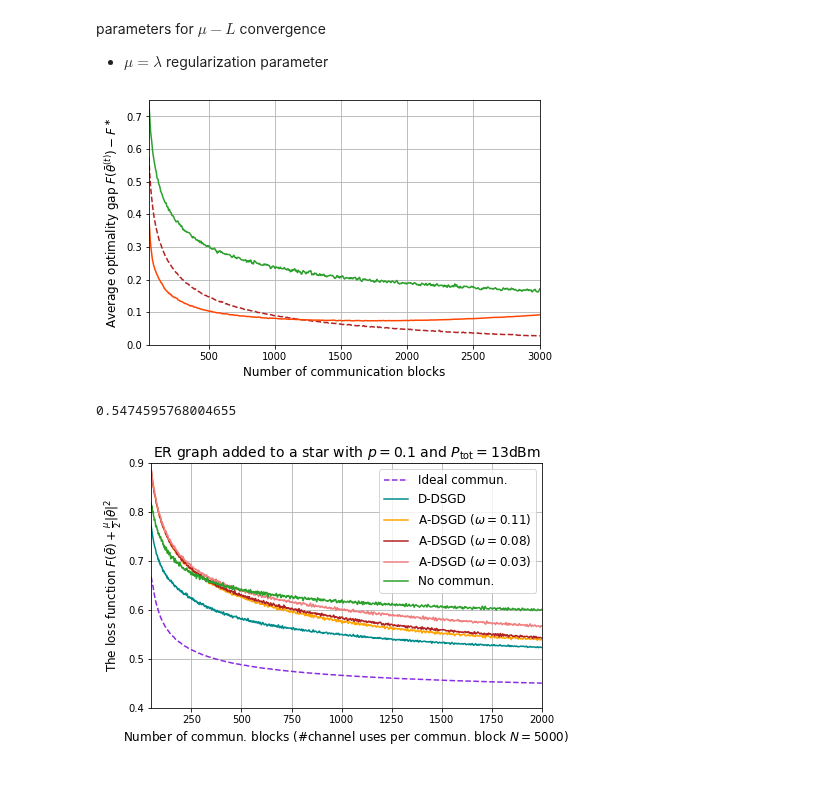
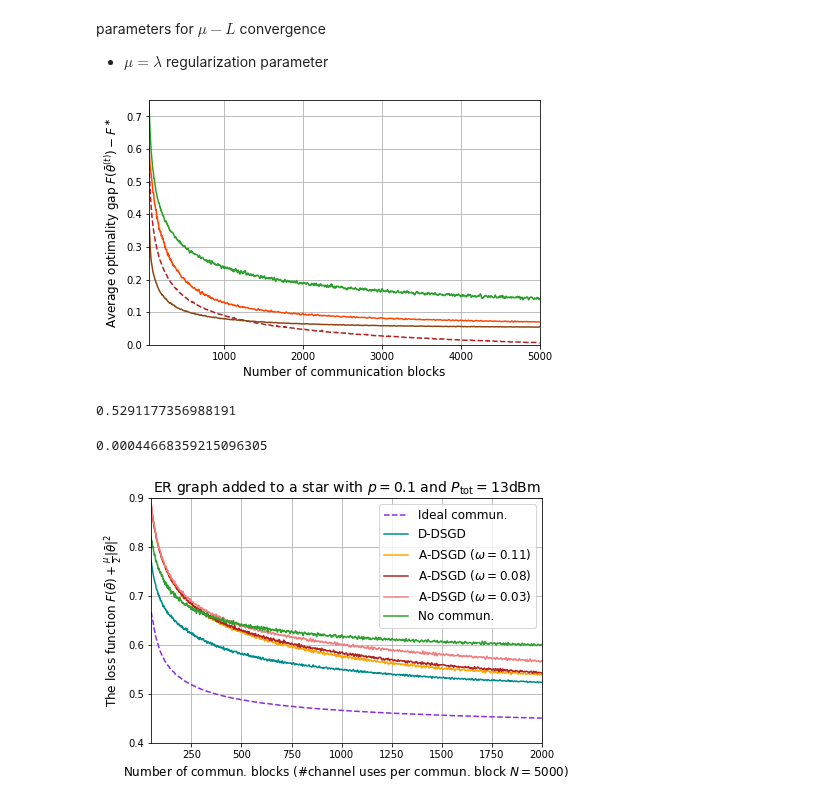
Before and after one commit to Fuzzy-Face/JSAC_FL, a Jupyter notebook: temp.ipynb, the cells around one changed output. Drawn from its saved outputs; the diff is of its cells as text; code cells hidden in the pictures.

Commit message:
Trial of varying SNR for analog scheme

```diff
--- a/temp.ipynb
+++ b/temp.ipynb
@@ -58,19 +28,19 @@ losseses = pickle.load( open('../repo_jv/data/simulations/losseses_SCHEME_1_eta0
 losseses = np.array(losseses) - opt
 df1 = pd.DataFrame(losseses[0], columns = ['Device_{}'.format(i + 1) for i in range(K)] )
 
-losseses = pickle.load( open('../repo_jv/data/simulations/losseses_SCHEME_4_P_0.0002mW_N_7943_a_200.00_zeta0_0.0500(no_decay)_a_prime_1000.00_2-D_torus.pkl', 'rb') )
+losseses = pickle.load( open('../repo_jv/data/simulations/losseses_SCHEME_2_P_0.0002mW_N_7943_a_200.00_zeta0_0.0050_a_prime_200.00_2-D_torus.pkl', 'rb') )
 losseses = np.array(losseses) - opt
 df2 = pd.DataFrame(losseses[0], columns = ['Device_{}'.format(i + 1) for i in range(K)] )
 
-# losseses = pickle.load( open('../repo_jv/data/losseses_SCHEME_2_P_0.2000mW_N_7943_a_200.00_zeta0_0.0005_a_prime_100.00_2-D_torus.pkl', 'rb') )
+# losseses = pickle.load( open('../repo_jv/data/simulations/losseses_SCHEME_3_P_0.00002mW_N_7943_a_200.00_zeta0_0.0005_a_prime_100.00_2-D_torus.pkl', 'rb') )
 # losseses = np.array(losseses) - opt
 # df3 = pd.DataFrame(losseses[0], columns = ['Device_{}'.format(i + 1) for i in range(K)] )
 
-# losseses = pickle.load( open('../repo_jv/data/losseses_SCHEME_2_P_0.0020mW_N_7943_a_200.00_zeta0_0.0005_a_prime_100.00_2-D_torus.pkl', 'rb') )
-# losseses = np.array(losseses) - opt
-# df4 = pd.DataFrame(losseses[0], columns = ['Device_{}'.format(i + 1) for i in range(K)] )
+losseses = pickle.load( open('../repo_jv/data/simulations/losseses_SCHEME_6_P_0.0002mW_N_7943_a_200.00_zeta0_0.0500_a_prime_1000.00_2-D_torus.pkl', 'rb') )
+losseses = np.array(losseses) - opt
+df4 = pd.DataFrame(losseses[0], columns = ['Device_{}'.format(i + 1) for i in range(K)] )
 
-# losseses = pickle.load( open('../repo_jv/data/losseses_SCHEME_2_P_0.0000mW_N_7943_a_200.00_zeta0_0.0005_a_prime_100.00_2-D_torus.pkl', 'rb') )
+# losseses = pickle.load( open('../repo_jv/data/simulations/losseses_SCHEME_5_P_0.0002mW_N_7943_a_200.00_zeta0_0.0500_a_prime_100.00_2-D_torus.pkl', 'rb') )
 # losseses = np.array(losseses) - opt
 # df5 = pd.DataFrame(losseses[0], columns = ['Device_{}'.format(i + 1) for i in range(K)] )
 
@@ -88,29 +58,33 @@ df8 = pd.DataFrame(losseses[0], columns = ['Device_{}'.format(i + 1) for i in ra
 # %%
 fig, ax = plt.subplots(figsize = (7.0,4.5))
 df1.rolling(window = 10).mean().mean(axis = 1).plot(style = '--', color = 'firebrick', label = r'Complete graph')
 df2.rolling(window = 20).mean().mean(axis = 1).plot(color = 'orangered', label = r'2-D torus')
 # df3.rolling(window = 20).mean().mean(axis = 1).plot(color = 'blueviolet', label = r'ER graph ($p=0.2$)')
-# df4.rolling(window = 20).mean().mean(axis = 1).plot(color = 'saddlebrown', label = r'Complete graph')
+df4.rolling(window = 20).mean().mean(axis = 1).plot(color = 'saddlebrown', label = r'Complete graph')
 # df5.rolling(window = 20).mean().mean(axis = 1).plot(color = 'teal', label = r'2-D torus')
 # df6.rolling(window = 20).mean().mean(axis = 1).plot(color = 'tab:blue', label = r'ER graph ($p=0.2$)')
 # df7.rolling(window = 10).mean().mean(axis = 1).plot(style = '--', color = 'blueviolet', label = 'Ideal commun.')
 df8.rolling(window = 20).mean().mean(axis = 1).plot(color = 'tab:green', label = 'No commun.')
 
 plt.xlabel(r'Number of communication blocks', fontsize = 12)
 plt.ylabel(r'Average optimality gap $F(\bar{\theta}^{(t)})-F^\ast$', fontsize = 12)
 # plt.title(r'ER graph with $p = 0.2$ and $\barP = -57$dBm', fontsize = 14)
-plt.xlim((50, 3000))
+plt.xlim((50, 5000))
 plt.ylim((0, 0.75))
 plt.grid()
 # plt.legend(loc = 'upper right', fontsize = 12)
 # plt.savefig('C:/Users/Helen/documents/visiting_research@KCL/D2D_DSGD/repo_jv/fig/comp_loss_vs_commun_small_N.pdf',format='pdf', dpi=600)
 plt.show()
 # %% [output]
-[figure, old version]
+[figure, new version]
 # %%
-df8.rolling(window = 20).mean().mean(axis = 1).min() + opt
+df2.rolling(window = 20).mean().mean(axis = 1)[1160] + opt
 # %% [output]
-0.5474595768004655
+0.5291177356988191
+# %%
+10 ** -3.35
+# %% [output]
+0.00044668359215096305
 # %%
 # For an ER graph of connectivity probability of p = 0.10 generated based on a STAR
 # standard DSGD
```
Also changed, not shown: parts of 1 cell of this notebook, 3 other files.
